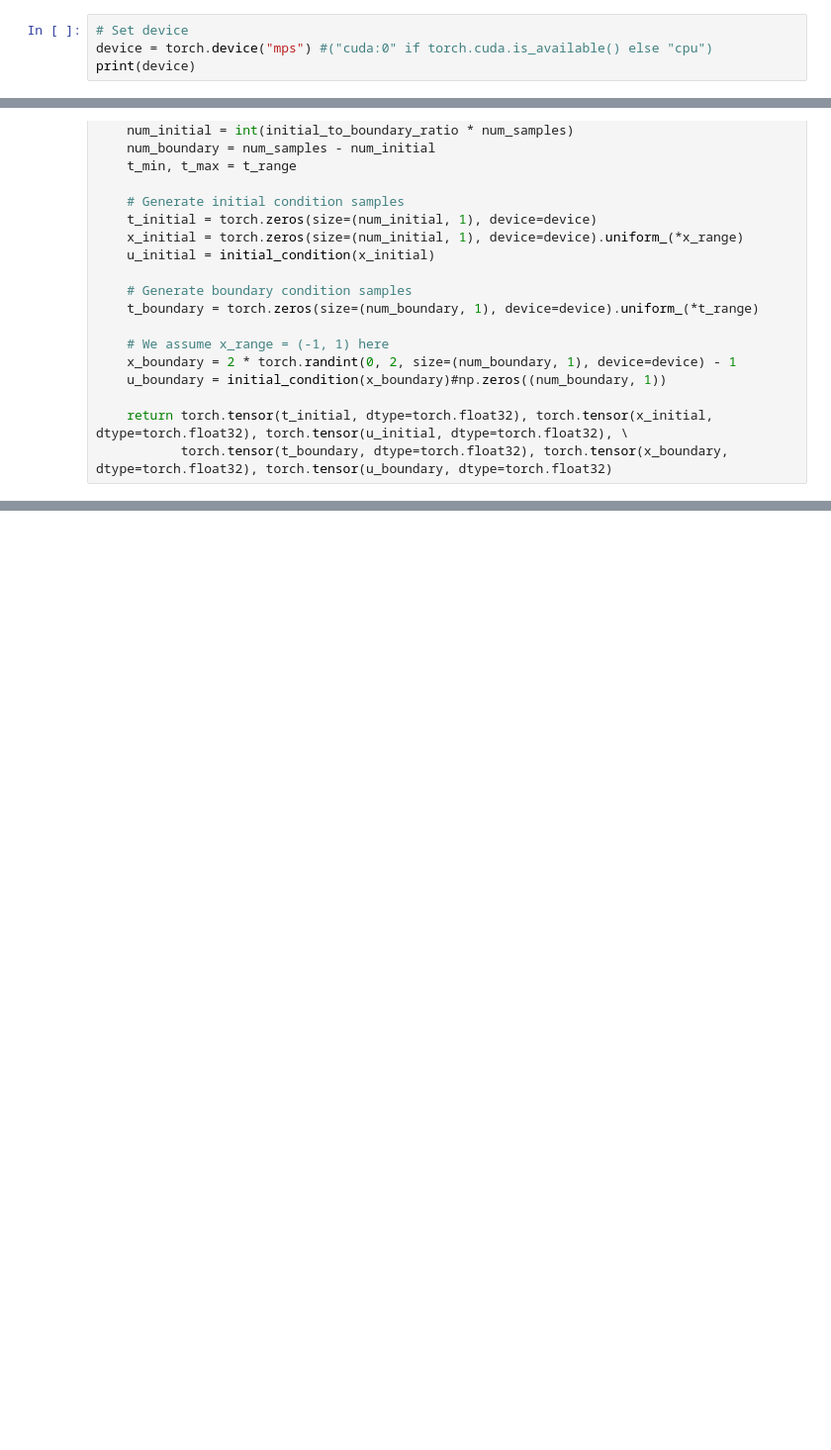
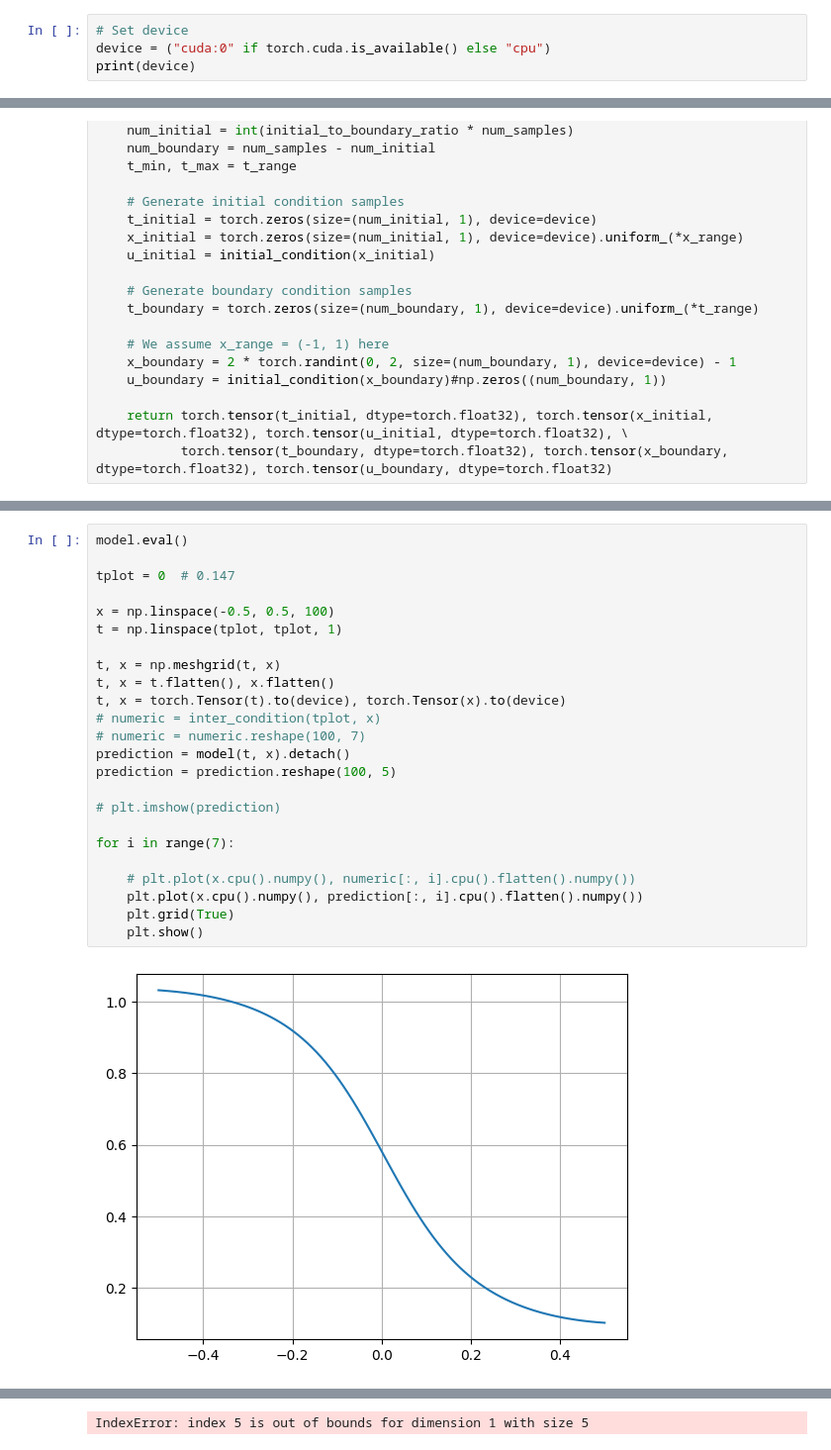
Before and after one commit to SMART-GRMHD/SMART-GRMHD, a Jupyter notebook: src/RMHD/RMHD.ipynb, the cells around one changed output, grey strips where cells are left out. Shown at 99% size. Saved outputs shown, nothing was run; the diff lists cells and outputs as text; blank space fills up the shorter version.

Commit message:
changed domain range, cuda setup, and plotting

```diff
--- a/src/RMHD/RMHD.ipynb
+++ b/src/RMHD/RMHD.ipynb
@@ -41,6 +58,6 @@ from activationLayers import *
 from RMHDEquations import *
 # %%
 # Set device
-device = torch.device("mps") #("cuda:0" if torch.cuda.is_available() else "cpu")
+device = ("cuda:0" if torch.cuda.is_available() else "cpu")
 print(device)
 # %% [output]
@@ -274,0 +293,26 @@ ValueError: not enough values to unpack (expected 2, got 1)
+# %%
+model.eval()
+
+tplot = 0  # 0.147
+
+x = np.linspace(-0.5, 0.5, 100)
+t = np.linspace(tplot, tplot, 1)
+
+t, x = np.meshgrid(t, x)
+t, x = t.flatten(), x.flatten()
+t, x = torch.Tensor(t).to(device), torch.Tensor(x).to(device)
+# numeric = inter_condition(tplot, x)
+# numeric = numeric.reshape(100, 7)
+prediction = model(t, x).detach()
+prediction = prediction.reshape(100, 5)
+
+# plt.imshow(prediction)
+
+for i in range(7):
+
+    # plt.plot(x.cpu().numpy(), numeric[:, i].cpu().flatten().numpy())
+    plt.plot(x.cpu().numpy(), prediction[:, i].cpu().flatten().numpy())
+    plt.grid(True)
+    plt.show()
+# %% [output]
+[figure, added]
@@ -274,0 +323 @@ ValueError: not enough values to unpack (expected 2, got 1)
+IndexError: index 5 is out of bounds for dimension 1 with size 5
```
Also changed, not shown: parts of 11 cells of this notebook, 2 other files.
